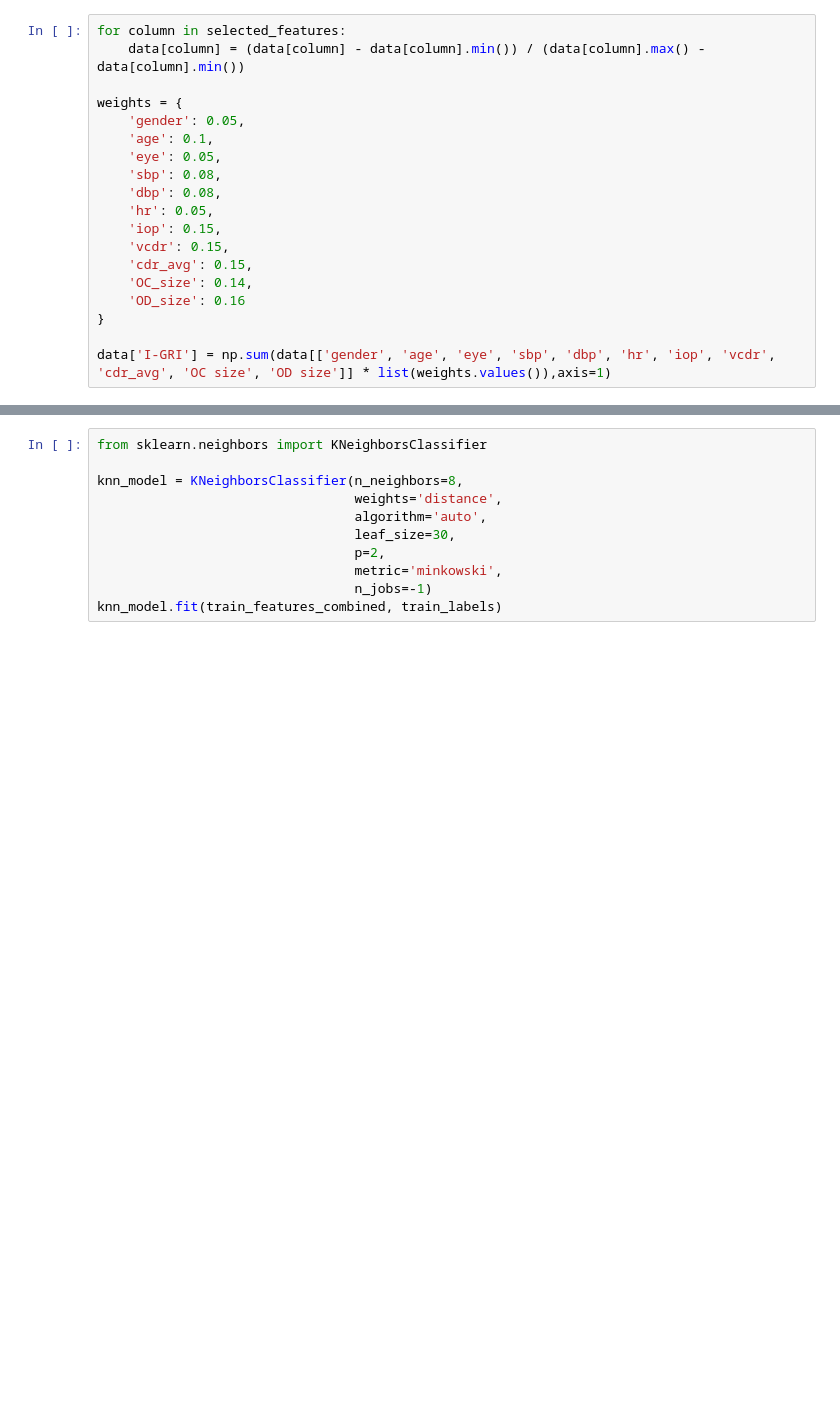
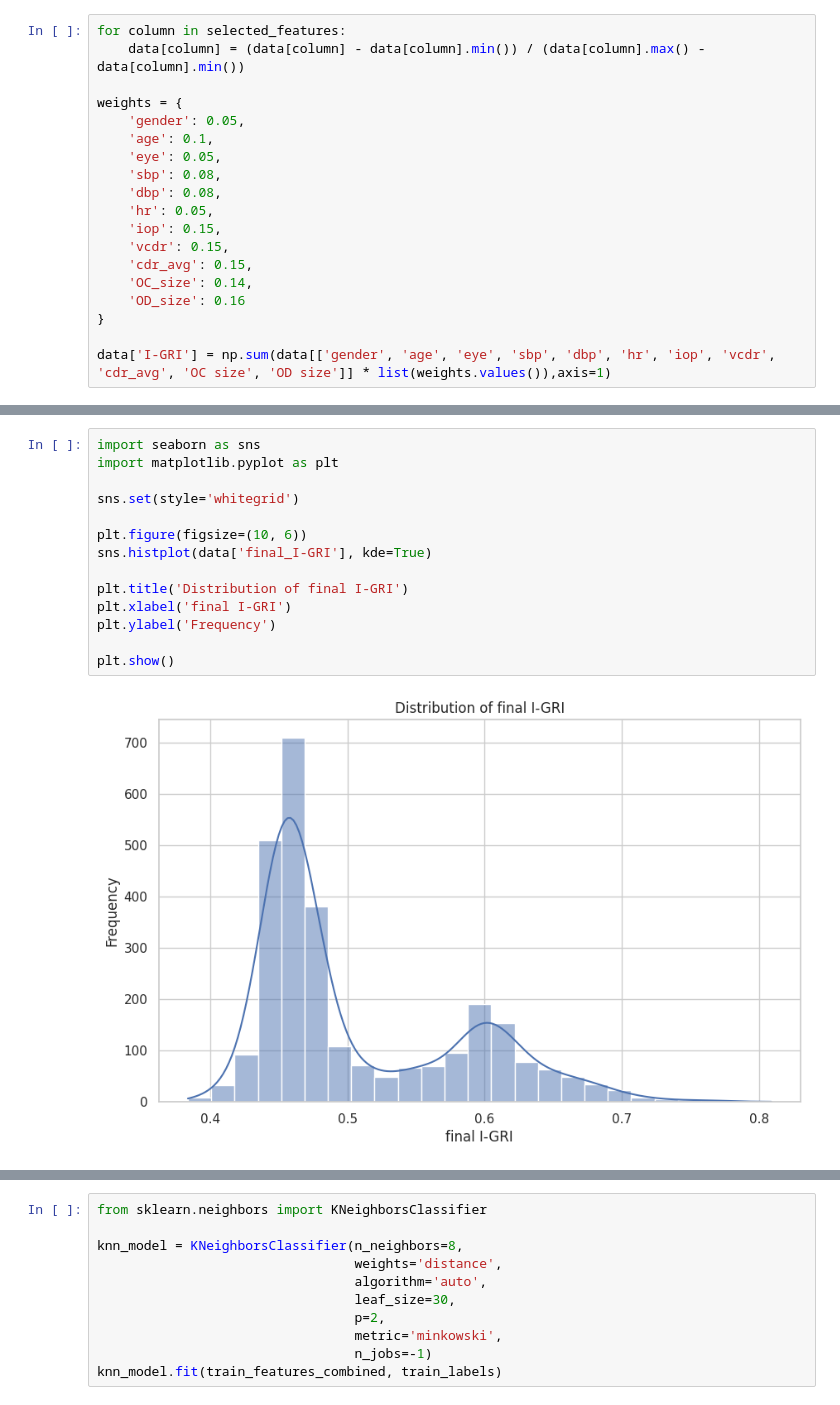
Before and after one commit to AhmedElZubair38/DISSERTATION, a Jupyter notebook: MOSTLY_Data_3/MODEL_3.ipynb, the cells around one changed output, grey strips where cells are left out. Drawn from its saved outputs; the diff is of its cells as text; blank space fills up the shorter version.

```diff
--- a/MOSTLY_Data_3/MODEL_3.ipynb
+++ b/MOSTLY_Data_3/MODEL_3.ipynb
@@ -964,3 +907,19 @@ data[['types', 'gender', 'age', 'eye', 'sbp', 'dbp', 'hr', 'iop', 'vcdr', 'cdr_a
+# %%
+import seaborn as sns
+import matplotlib.pyplot as plt
+
+sns.set(style='whitegrid')
+
+plt.figure(figsize=(10, 6))
+sns.histplot(data['final_I-GRI'], kde=True)
+
+plt.title('Distribution of final I-GRI')
+plt.xlabel('final I-GRI')
+plt.ylabel('Frequency')
+
+plt.show()
+# %% [output]
+[figure, added]
 # %%
 import numpy as np
 
```
Also changed, not shown: parts of 27 cells of this notebook, 2 other files.
